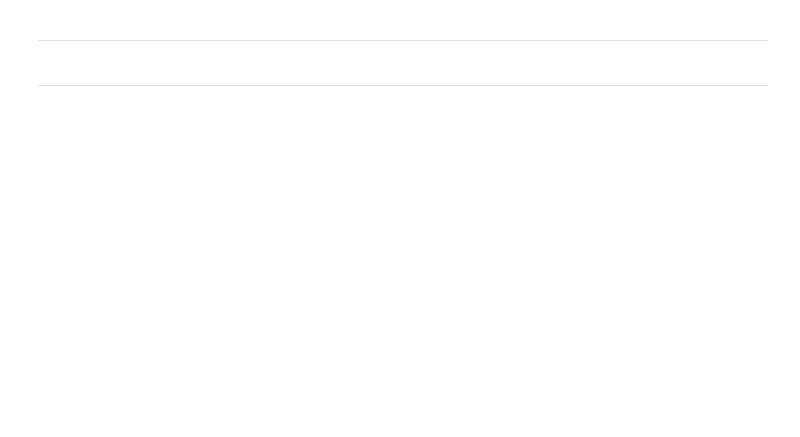
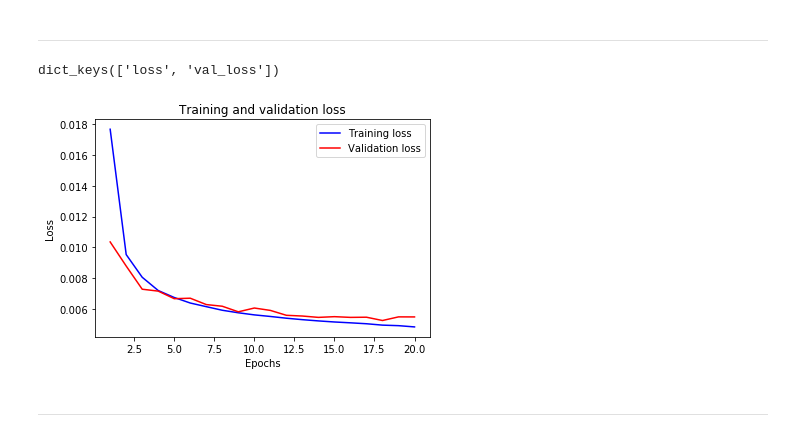
Before and after one commit to mechanoid5/ml_lectorium_legacy, a Jupyter notebook: examples/22-translator/02-translator-seq2seq-w2v.ipynb, the cells around one changed output. Drawn from its saved outputs; the diff is of its cells as text; code cells hidden in the pictures; blank space fills up the shorter version.

```diff
--- a/examples/22-translator/02-translator-seq2seq-w2v.ipynb
+++ b/examples/22-translator/02-translator-seq2seq-w2v.ipynb
@@ -188,6 +158,6 @@ for i in ii:
 # %%
-ii = np.random.permutation(len(w2v_a_vocab))[:10]
-for i in ii:
-    w = w2v_a_vocab[i]
-    ww = [ v[0] for v in w2v_a.wv.most_similar(w, topn=5) ]
-    print( w,':',ww )
+# ii = np.random.permutation(len(w2v_a_vocab))[:10]
+# for i in ii:
+#     w = w2v_a_vocab[i]
+#     ww = [ v[0] for v in w2v_a.wv.most_similar(w, topn=5) ]
+#     print( w,':',ww )
@@ -273,9 +225,9 @@ decoder_outputs, _, _ = decoder_lstm(decoder_inputs,initial_state=encoder_states
 
 # decoder_dense = Dense(w2v_size)
 # decoder_dense = Dense(w2v_size, activation='softmax')
-# decoder_dense = Dense(w2v_size, activation='tanh')
+decoder_dense = Dense(w2v_size, activation='tanh')
 # decoder_dense = Dense(w2v_size, activation='sigmoid')
-decoder_dense = Dense(w2v_size, activation=custom_activation)
+# decoder_dense = Dense(w2v_size, activation=custom_activation)
 
 decoder_outputs = decoder_dense(decoder_outputs)
 # %%
@@ -306,8 +258,8 @@ Non-trainable params: 0
 __________________________________________________________________________________________________
 # %%
 # model.compile(optimizer='rmsprop', loss='categorical_crossentropy')
-# model.compile(loss='mse', optimizer='rmsprop')
-model.compile(loss='mse', optimizer='adam')
+model.compile(loss='mse', optimizer='rmsprop')
+# model.compile(loss='mse', optimizer='adam')
 # model.compile(loss='mse', optimizer='sgd')
 # %% [output]
 WARNING:tensorflow:From /usr/lib/python3.7/site-packages/tensorflow/python/keras/utils/losses_utils.py:170: to_float (from tensorflow.python.ops.math_ops) is deprecated and will be removed in a future ...
@@ -318,7 +270,7 @@ Use tf.cast instead.
 
 history = model.fit([encoder_input_data, decoder_input_data], decoder_target_data,
           batch_size=100,
-          epochs=100,
+          epochs=20,
           validation_split=0.1
         )
 # %% [output]
@@ -403,21 +353,25 @@ for seq_index in ii:
 # %%
-# history_dict = history.history
-# history_dict.keys()
+history_dict = history.history
+history_dict.keys()
+# %% [output]
+dict_keys(['loss', 'val_loss'])
 # %%
-# # acc = history.history['acc']
-# #val_acc = history.history['val_acc']
-# loss = history.history['loss']
-# val_loss = history.history['val_loss']
+# acc = history.history['acc']
+#val_acc = history.history['val_acc']
+loss = history.history['loss']
+val_loss = history.history['val_loss']
 
-# epochs = range(1, len(loss) + 1)
-# plt.plot(epochs, loss, 'b', label='Training loss')
-# plt.plot(epochs, val_loss, 'r', label='Validation loss')
-# plt.title('Training and validation loss')
-# plt.xlabel('Epochs')
-# plt.ylabel('Loss')
-# plt.legend()
+epochs = range(1, len(loss) + 1)
+plt.plot(epochs, loss, 'b', label='Training loss')
+plt.plot(epochs, val_loss, 'r', label='Validation loss')
+plt.title('Training and validation loss')
+plt.xlabel('Epochs')
+plt.ylabel('Loss')
+plt.legend()
 
-# plt.show()
+plt.show()
+# %% [output]
+[figure, added]
 # %%
 # plt.clf()   # clear figure
 # acc_values = history_dict['acc']
```
Also changed, not shown: parts of 38 cells of this notebook, 2 other files.
